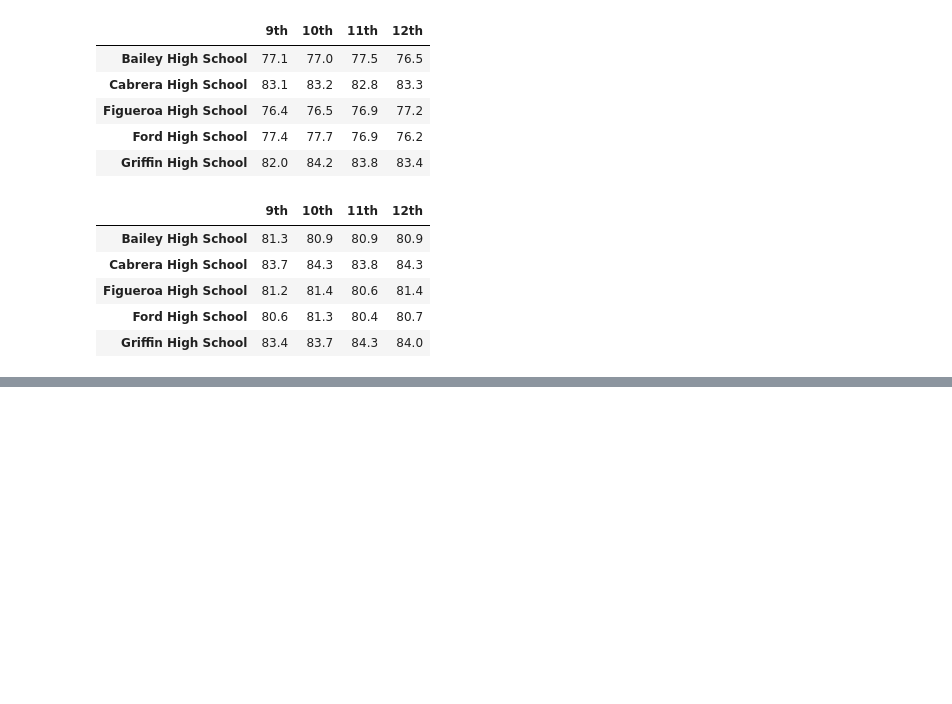
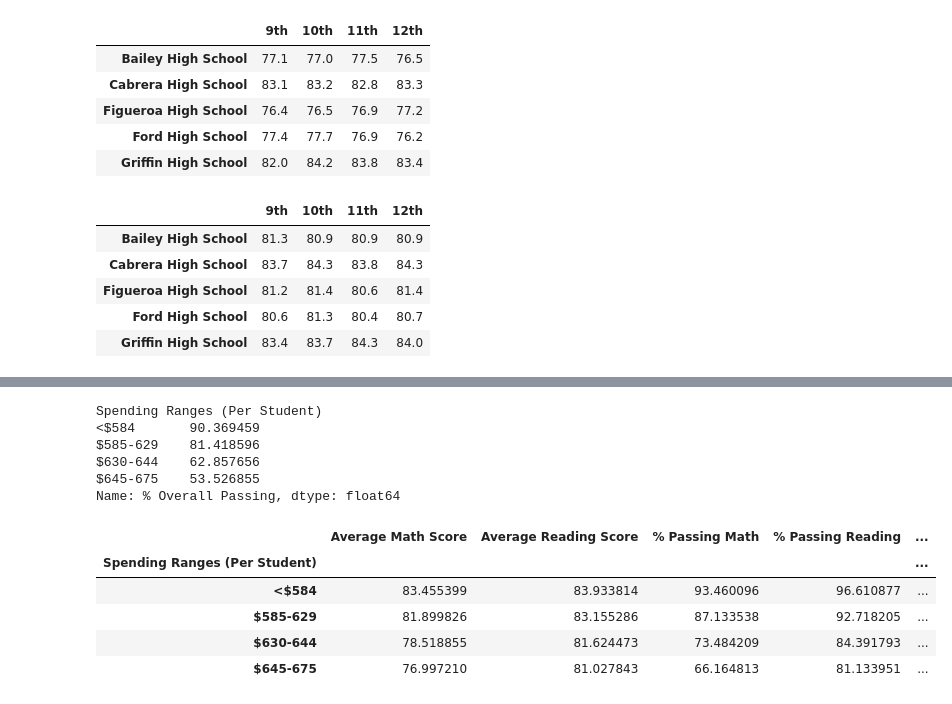
Before and after one commit to ChristineMitchell/PANDAS_HW, a Jupyter notebook: School_District_Analysis/PyCitySchools_0_Module.ipynb, the cells around one changed output, grey strips where cells are left out. Saved outputs shown, nothing was run; the diff lists cells and outputs as text; code cells hidden in the pictures; blank space fills up the shorter version.

```diff
--- a/School_District_Analysis/PyCitySchools_0_Module.ipynb
+++ b/School_District_Analysis/PyCitySchools_0_Module.ipynb
@@ -958,0 +1039,9 @@ ave_reading_scores_by_grade_df.head()
+# %%
+# Establish the spending bins and group names. We alrady have this above, so lets just establish the group names
+# spending_bins = [0, 585, 630, 645, 675]
+group_names = ["<$584", "$585-629", "$630-644", "$645-675"]
+# %%
+# Categorize spending based on the bins.
+per_school_summary_df["Spending Ranges (Per Student)"] = pd.cut(per_school_capita, spending_bins, labels=group_names)
+
+per_school_summary_df.head()
@@ -958,0 +1055,43 @@ ave_reading_scores_by_grade_df.head()
+# %%
+# The final DataFrame will contain the average math and reading scores, the percentage of students who passed math and reading,
+# and the overall percentage of students who passed for each spending bin. To get these averages and percentages, we'll use the
+# groupby() function to group the data on the spending bins in the index column, "Spending Ranges (Per Student)."
+
+# Calculate averages for the desired columns.
+spending_ave_math_scores = per_school_summary_df.groupby(["Spending Ranges (Per Student)"]).mean()["Average Math Score"]
+
+spending_ave_reading_scores = per_school_summary_df.groupby(["Spending Ranges (Per Student)"]).mean()["Average Reading Score"]
+
+spending_ave_passing_math = per_school_summary_df.groupby(["Spending Ranges (Per Student)"]).mean()["% Passing Math"]
+
+spending_ave_passing_reading = per_school_summary_df.groupby(["Spending Ranges (Per Student)"]).mean()["% Passing Reading"]
+
+spending_ave_passing_overall = per_school_summary_df.groupby(["Spending Ranges (Per Student)"]).mean()["% Overall Passing"]
+
+spending_ave_passing_overall
+# %% [output]
+Spending Ranges (Per Student)
+<$584       90.369459
+$585-629    81.418596
+$630-644    62.857656
+$645-675    53.526855
+Name: % Overall Passing, dtype: float64
+# %%
+# Assemble series lists into DataFrame with df = pd.DataFrame({"column name 1":"series list variable 1",
+# "column name 2":"series list variable 2", etc}).
+
+spending_summary_df = pd.DataFrame({
+          "Average Math Score" : spending_ave_math_scores,
+          "Average Reading Score": spending_ave_reading_scores,
+          "% Passing Math": spending_ave_passing_math,
+          "% Passing Reading": spending_ave_passing_reading,
+          "% Overall Passing": spending_ave_passing_overall})
+
+spending_summary_df
+# %% [output]
+|  | Average Math Score | Average Reading Score | % Passing Math | % Passing Reading | ... |
+| Spending Ranges (Per Student) |  |  |  |  | ... |
+| <$584 | 83.455399 | 83.933814 | 93.460096 | 96.610877 | ... |
+| $585-629 | 81.899826 | 83.155286 | 87.133538 | 92.718205 | ... |
+| $630-644 | 78.518855 | 81.624473 | 73.484209 | 84.391793 | ... |
+| $645-675 | 76.997210 | 81.027843 | 66.164813 | 81.133951 | ... |
```
Also changed, not shown: parts of 7 cells of this notebook.
